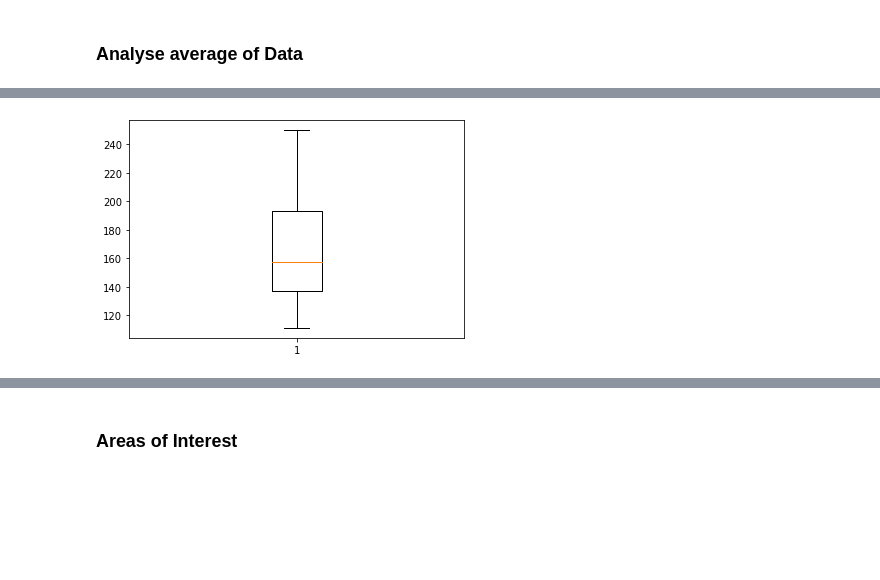
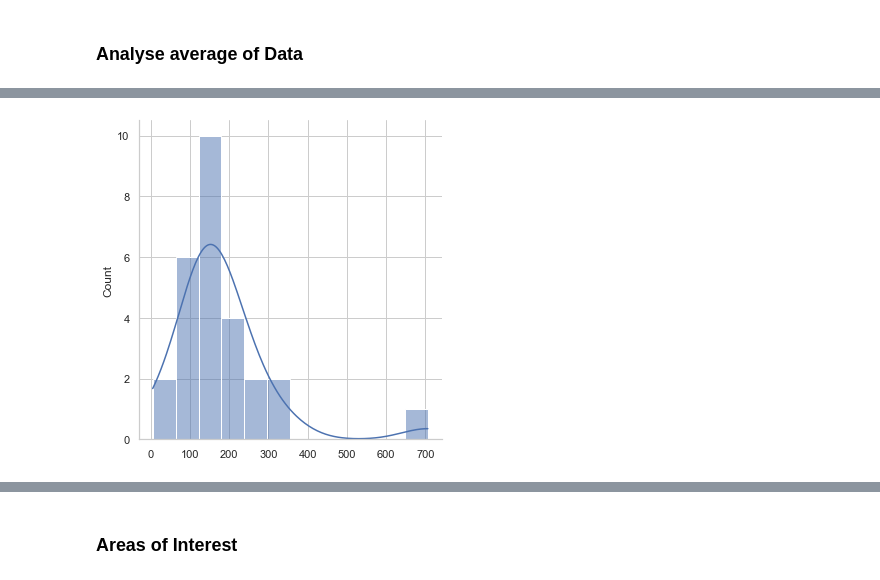
Before and after one commit to brains-on-code/REyeker, a Jupyter notebook: REyeker-DataAnalyses-Python/DataAnalysis-Pipeline.ipynb, the cells around one changed output, grey strips where cells are left out. Cells and saved outputs as stored; diff of their text form; code cells hidden in the pictures; blank space fills up the shorter version.

Commit message:
added other plot figures
need to reorder pipeline!

```diff
--- a/REyeker-DataAnalyses-Python/DataAnalysis-Pipeline.ipynb
+++ b/REyeker-DataAnalyses-Python/DataAnalysis-Pipeline.ipynb
@@ -311,34 +308,3 @@ from scipy import stats
-# %%
-dataframes_without_outliers = []
-dataframes_without_outliers_right = []
-dataframes_without_outliers_wrong = []
-
-#iterate over all dataframes and remove outliers
-for idx, dataframe in enumerate(dataframes):
-    data = dataframe[response_time_data[idx]]
-    cleared_dataframe = dataframe[data.between(data.quantile(.15), data.quantile(0.85))]
-    dataframes_without_outliers.append(cleared_dataframe)
-
-#iterate over all dataframes and remove outliers
-for idx, dataframe in enumerate(dataframes_right):
-    data = dataframe[response_time_data[idx]]
-    cleared_dataframe = dataframe[data.between(data.quantile(.15), data.quantile(0.85))]
-    dataframes_without_outliers_right.append(cleared_dataframe)
-
-#iterate over all dataframes and remove outliers
-for idx, dataframe in enumerate(dataframes_wrong):
-    data = dataframe[response_time_data[idx]]
-    cleared_dataframe = dataframe[data.between(data.quantile(.15), data.quantile(0.85))]
-    dataframes_without_outliers_wrong.append(cleared_dataframe)
-
-
-plt.boxplot(dataframes_without_outliers[0]["TIME042"])
-plt.show()
-
-
-#plot boxplots besides each other and save them
-# %% [output]
-[figure, removed]
 # %%
 mean_response_times_with = []
 mean_response_times_right = []
@@ -387,0 +352,5 @@ for idx, dataframe in enumerate(dataframes_without_outliers_wrong):
+# %%
+values = dataframes[0]["TIME042"].values.astype(float)
+sns.displot(values, kde=True);
+# %% [output]
+[figure, added]
```
Also changed, not shown: parts of 12 cells of this notebook.
